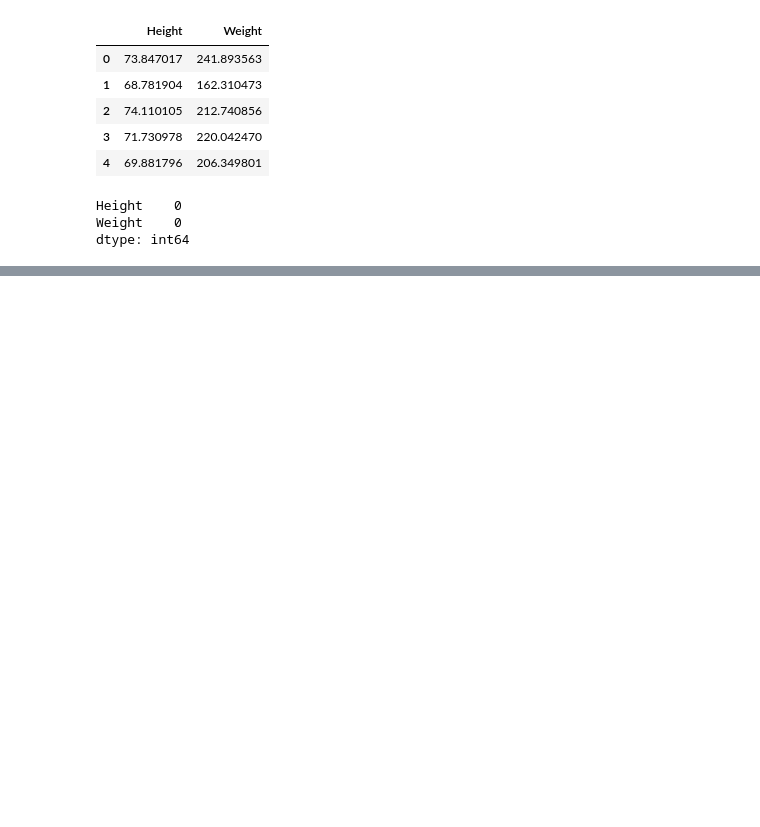
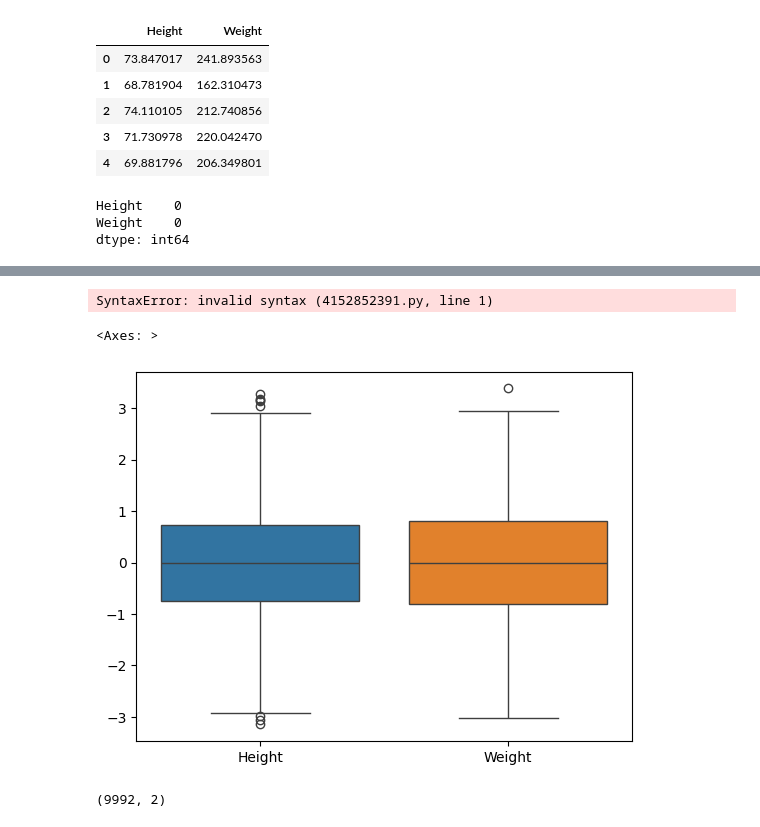
Before and after one commit to SajibSaha3/Weight_prediction, a Jupyter notebook: weight_prediction.ipynb, the cells around one changed output, grey strips where cells are left out. Saved outputs shown, nothing was run; the diff lists cells and outputs as text; code cells hidden in the pictures; blank space fills up the shorter version.

```diff
--- a/weight_prediction.ipynb
+++ b/weight_prediction.ipynb
@@ -28,0 +84,4 @@ dtype: int64
+# %%
+std = StandardScaler()
+for col in df.columns:
+    df[col]= std.fit_transform(df[[col]])
@@ -28,0 +97,9 @@ dtype: int64
+# %%
+df.diupnm fc
+# %% [output]
+SyntaxError: invalid syntax (4152852391.py, line 1)
+# %%
+sns.boxplot(df)
+# %% [output]
+<Axes: >
+[figure, added]
@@ -28,0 +119,4 @@ dtype: int64
+# %%
+new_df.shape
+# %% [output]
+(9992, 2)
```
Also changed, not shown: parts of 45 cells of this notebook, 5 other files.
